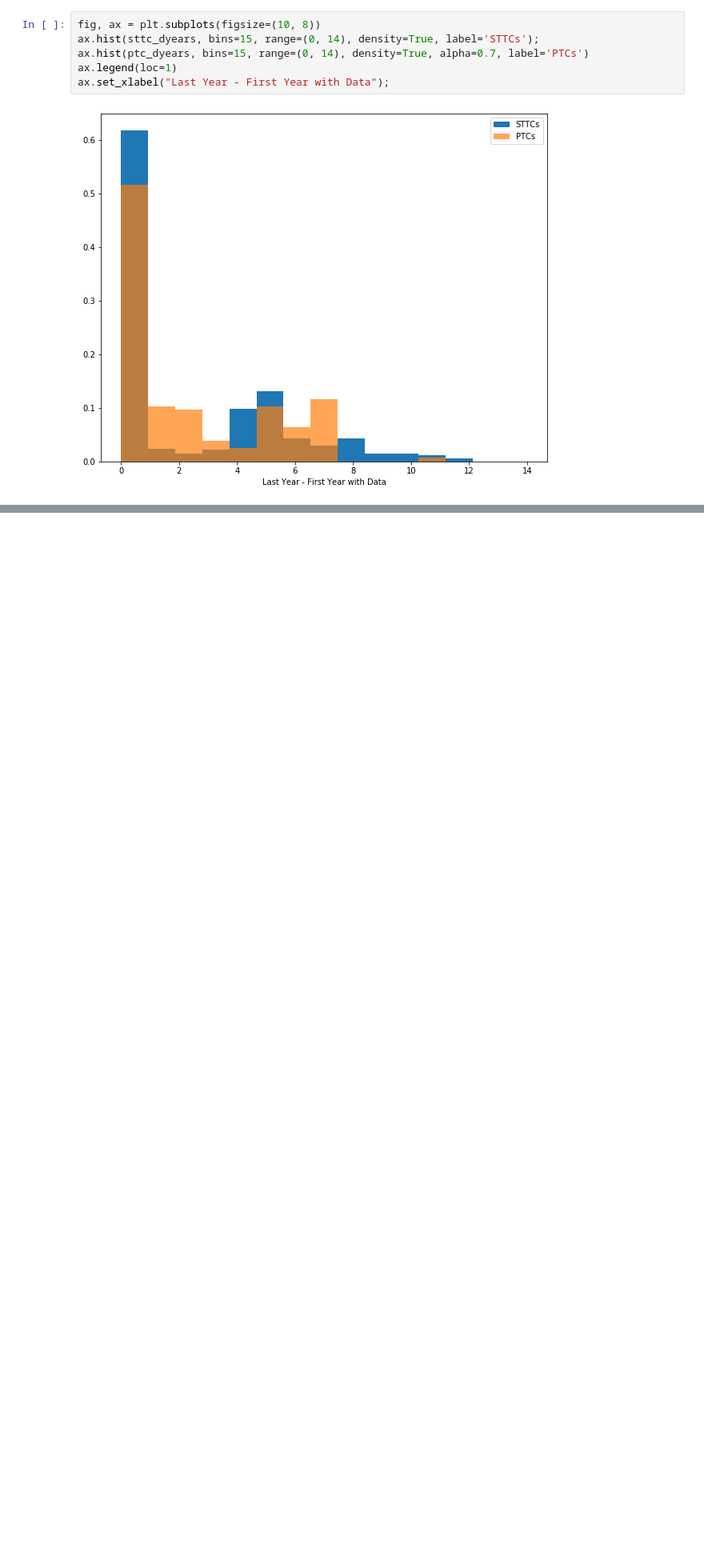
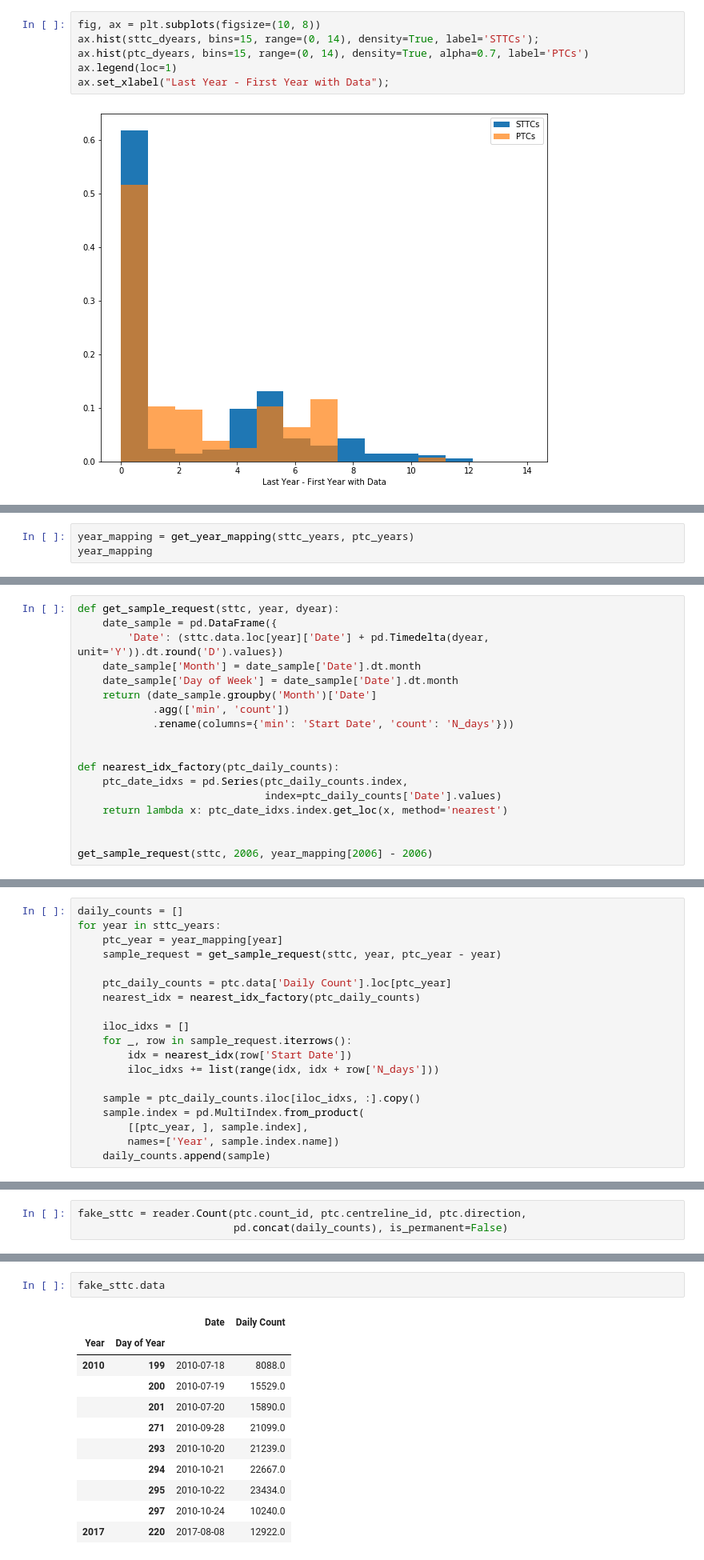
Before and after one commit to CityofToronto/bdit_traffic_prophet, a Jupyter notebook: development_notebooks/CountmatchDev5-AlgoShootout.ipynb, the cells around one changed output, grey strips where cells are left out. Shown at 80% size. Cells and saved outputs as stored; diff of their text form; blank space fills up the shorter version.

```diff
--- a/development_notebooks/CountmatchDev5-AlgoShootout.ipynb
+++ b/development_notebooks/CountmatchDev5-AlgoShootout.ipynb
@@ -97,0 +252,3 @@ This routine randomly generates a set of STTCs.  The goal is to generate a set o
+# %%
+year_mapping = get_year_mapping(sttc_years, ptc_years)
+year_mapping
@@ -97,0 +257,18 @@ This routine randomly generates a set of STTCs.  The goal is to generate a set o
+# %%
+def get_sample_request(sttc, year, dyear):
+    date_sample = pd.DataFrame({
+        'Date': (sttc.data.loc[year]['Date'] + pd.Timedelta(dyear, unit='Y')).dt.round('D').values})
+    date_sample['Month'] = date_sample['Date'].dt.month
+    date_sample['Day of Week'] = date_sample['Date'].dt.month
+    return (date_sample.groupby('Month')['Date']
+            .agg(['min', 'count'])
+            .rename(columns={'min': 'Start Date', 'count': 'N_days'}))
+
+
+def nearest_idx_factory(ptc_daily_counts):
+    ptc_date_idxs = pd.Series(ptc_daily_counts.index,
+                              index=ptc_daily_counts['Date'].values)
+    return lambda x: ptc_date_idxs.index.get_loc(x, method='nearest')
+
+
+get_sample_request(sttc, 2006, year_mapping[2006] - 2006)
@@ -97,0 +281,19 @@ This routine randomly generates a set of STTCs.  The goal is to generate a set o
+# %%
+daily_counts = []
+for year in sttc_years:
+    ptc_year = year_mapping[year]
+    sample_request = get_sample_request(sttc, year, ptc_year - year)
+
+    ptc_daily_counts = ptc.data['Daily Count'].loc[ptc_year]
+    nearest_idx = nearest_idx_factory(ptc_daily_counts)
+
+    iloc_idxs = []
+    for _, row in sample_request.iterrows():
+        idx = nearest_idx(row['Start Date'])
+        iloc_idxs += list(range(idx, idx + row['N_days']))
+
+    sample = ptc_daily_counts.iloc[iloc_idxs, :].copy()
+    sample.index = pd.MultiIndex.from_product(
+        [[ptc_year, ], sample.index],
+        names=['Year', sample.index.name])
+    daily_counts.append(sample)
@@ -97,0 +310,3 @@ This routine randomly generates a set of STTCs.  The goal is to generate a set o
+# %%
+fake_sttc = reader.Count(ptc.count_id, ptc.centreline_id, ptc.direction,
+                         pd.concat(daily_counts), is_permanent=False)
@@ -97,0 +317,14 @@ This routine randomly generates a set of STTCs.  The goal is to generate a set o
+# %%
+fake_sttc.data
+# %% [output]
+|  |  | Date | Daily Count |
+| Year | Day of Year |  |  |
+| 2010 | 199 | 2010-07-18 | 8088.0 |
+|  | 200 | 2010-07-19 | 15529.0 |
+|  | 201 | 2010-07-20 | 15890.0 |
+|  | 271 | 2010-09-28 | 21099.0 |
+|  | 293 | 2010-10-20 | 21239.0 |
+|  | 294 | 2010-10-21 | 22667.0 |
+|  | 295 | 2010-10-22 | 23434.0 |
+|  | 297 | 2010-10-24 | 10240.0 |
+| 2017 | 220 | 2017-08-08 | 12922.0 |
```
Also changed, not shown: parts of 31 cells of this notebook, 3 other files.
